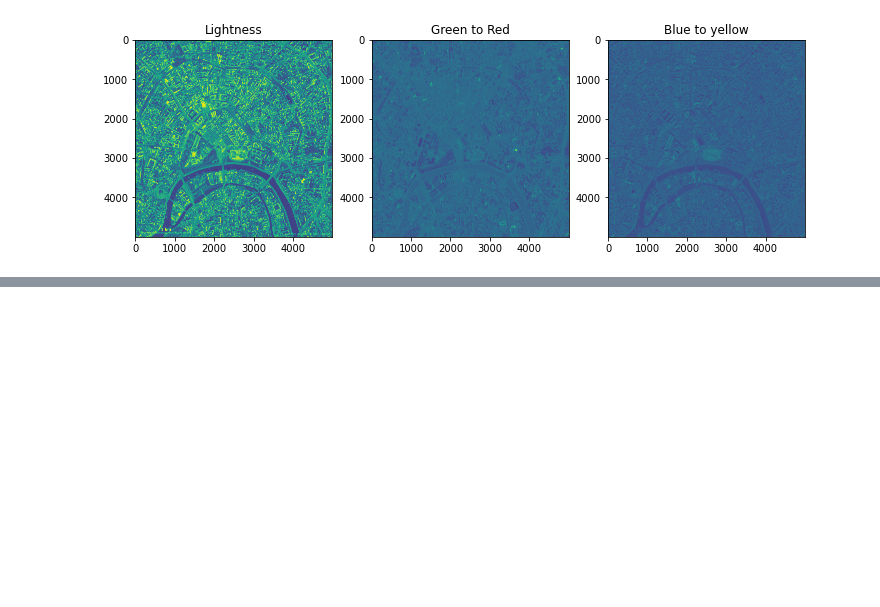
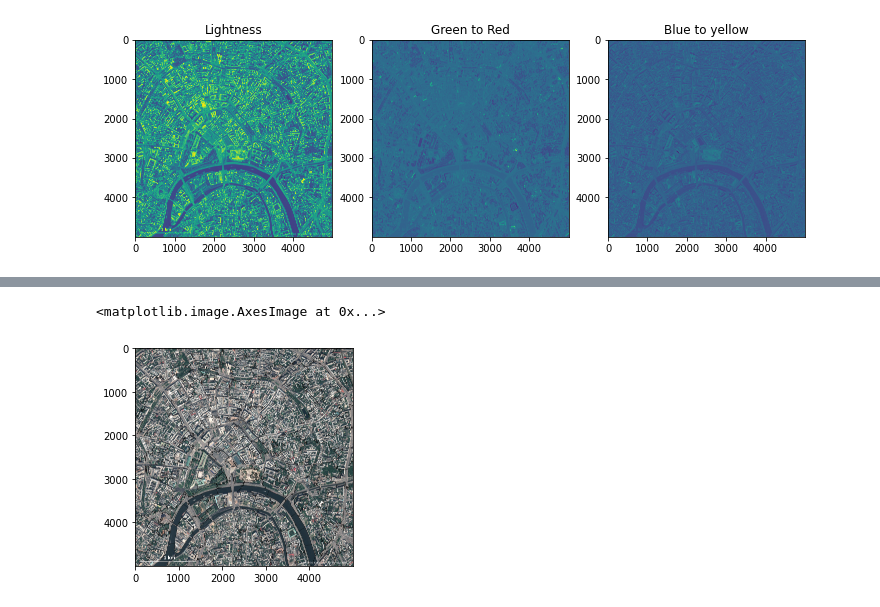
Before and after one commit to luizfysouza/TP-IMA201, a Jupyter notebook: Untitled.ipynb, the cells around one changed output, grey strips where cells are left out. Cells and saved outputs as stored; diff of their text form; code cells hidden in the pictures; blank space fills up the shorter version.

```diff
--- a/Untitled.ipynb
+++ b/Untitled.ipynb
@@ -28,0 +80,5 @@ im_lab.shape
+# %%
+plt.imshow(mark_boundaries(im, segments, color=0, outline_color=0, mode='inner'))
+# %% [output]
+<matplotlib.image.AxesImage at 0x...>
+[figure, added]
```
Also changed, not shown: parts of 4 cells of this notebook, 3 other files.
